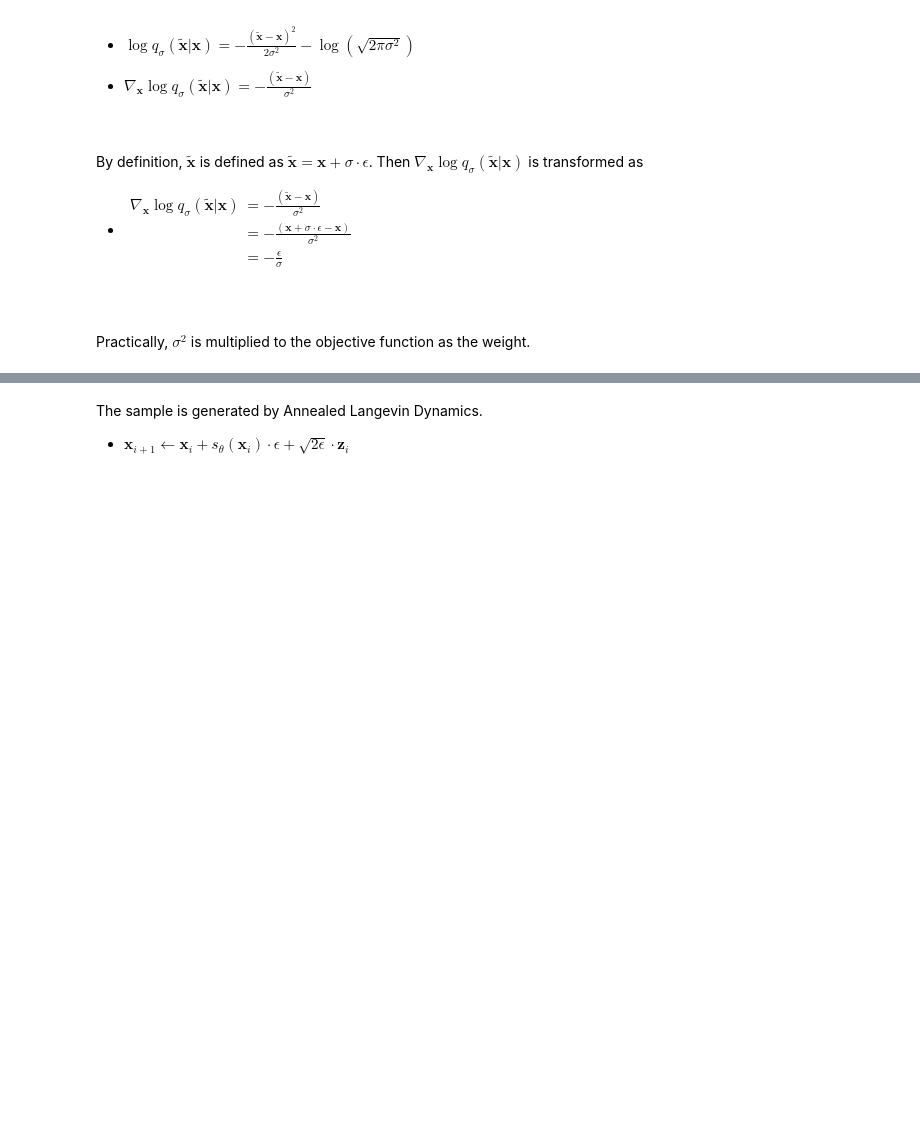
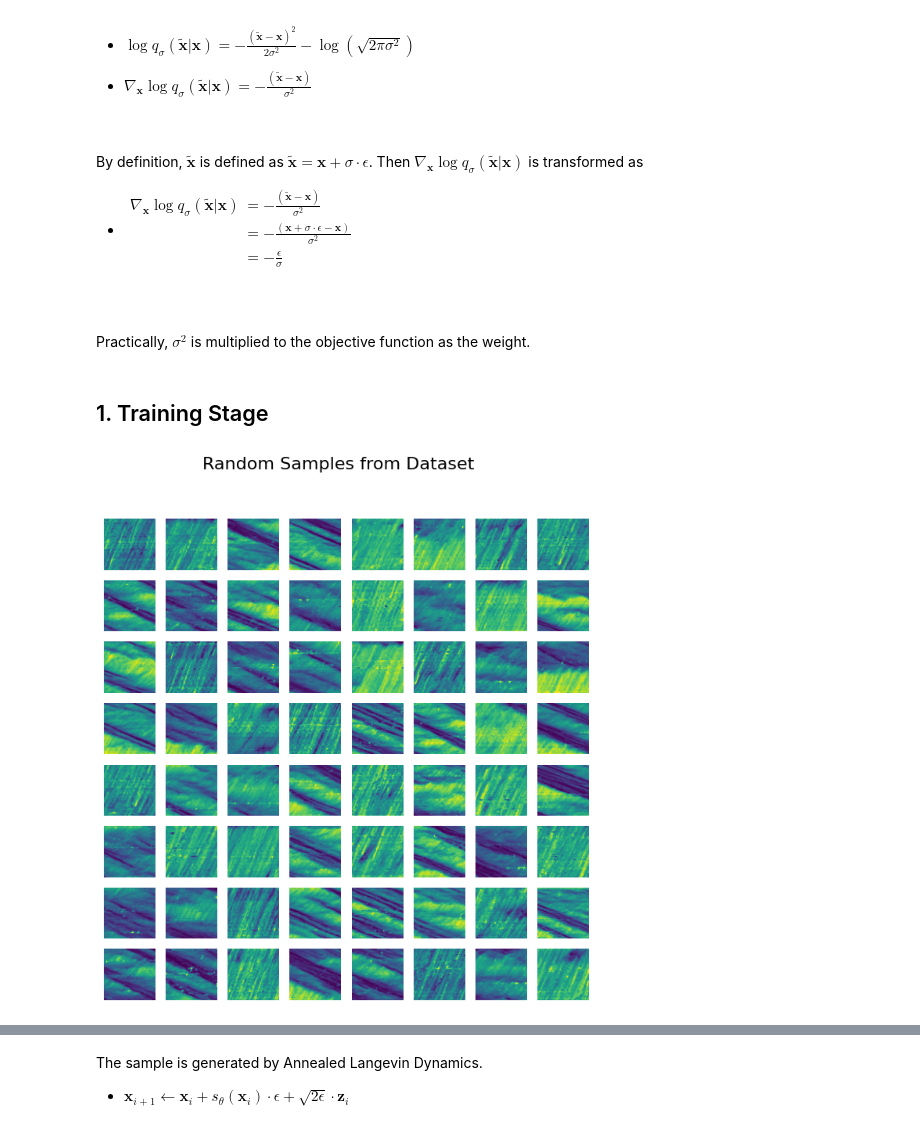
Before and after one commit to benchoi93/DGMinTransportation, a Jupyter notebook: Section4.2_Generating_Highway_Traffic_Speed_Contour/Section4.2.6_Score_NCSN.ipynb, the cells around one changed output, grey strips where cells are left out. Drawn from its saved outputs; the diff is of its cells as text; code cells hidden in the pictures; blank space fills up the shorter version.

```diff
--- a/Section4.2_Generating_Highway_Traffic_Speed_Contour/Section4.2.6_Score_NCSN.ipynb
+++ b/Section4.2_Generating_Highway_Traffic_Speed_Contour/Section4.2.6_Score_NCSN.ipynb
@@ -148,0 +139,2 @@ class Model(nn.Module):
+# %% [markdown]
+## 1. Training Stage
@@ -148,0 +161,19 @@ class Model(nn.Module):
+# %%
+data_path = '../dataset/i24_normalized.pt'
+batch_size = 250
+num_epochs = 18
+n_steps = 25          # number of steps for the noise level
+sigma_min = 0.05
+sigma_max = 1.5
+eps = 1e-4
+
+device = torch.device('cuda:0') if torch.cuda.is_available() else torch.device('cpu')
+
+dataset, data_loader = load_and_preprocess_data(data_path, batch_size)
+
+input_dim = dataset.shape[1]  # data shape: [40000, 1, 64, 64] → input_dim = 1
+
+score_fn = Model(n_steps, sigma_min, sigma_max, input_dim).to(device)
+optimizer = torch.optim.Adam(score_fn.parameters(), lr=0.0015)
+# %% [output]
+[figure, added]
```
Also changed, not shown: parts of 16 cells of this notebook, 6 other files.
